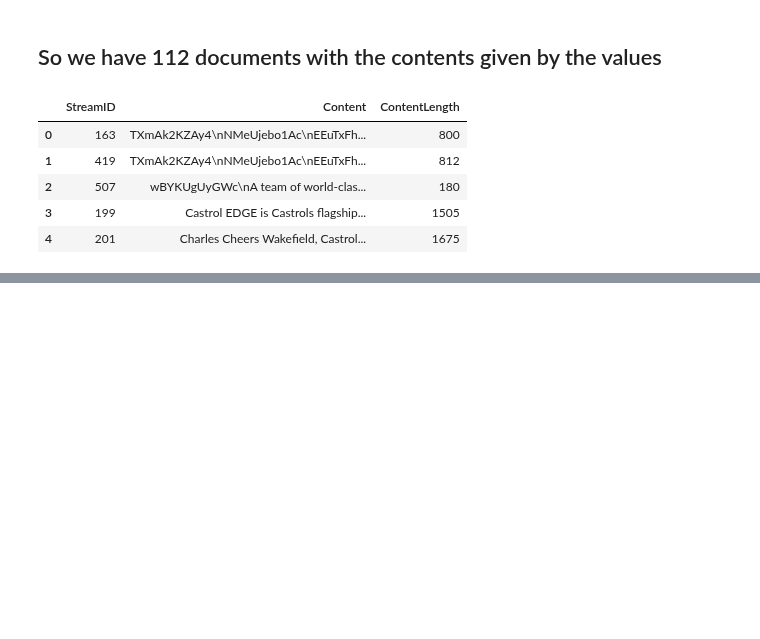
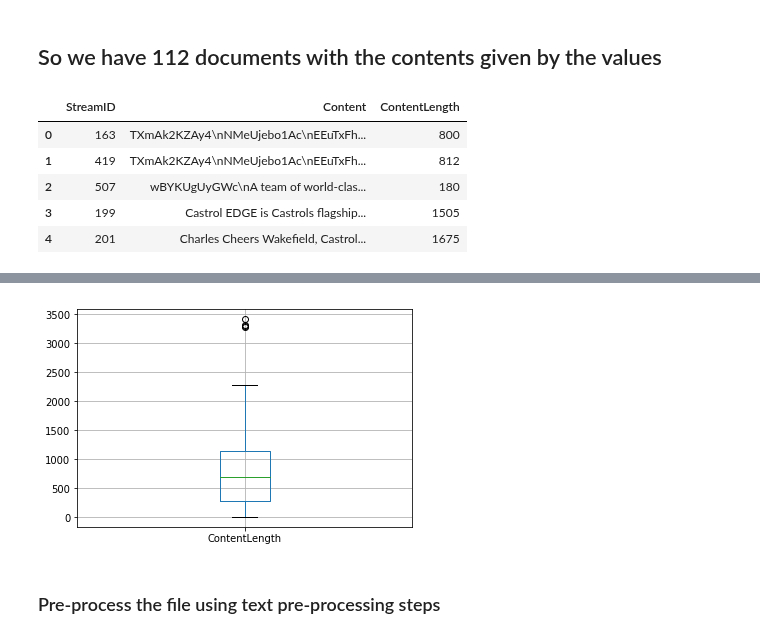
Before and after one commit to ace-racer/ContextualRecommender, a Jupyter notebook: jupyter_notebooks/stream_content_descriptive_text_analysis.ipynb, the cells around one changed output, grey strips where cells are left out. Drawn from its saved outputs; the diff is of its cells as text; code cells hidden in the pictures; blank space fills up the shorter version.

```diff
--- a/jupyter_notebooks/stream_content_descriptive_text_analysis.ipynb
+++ b/jupyter_notebooks/stream_content_descriptive_text_analysis.ipynb
@@ -76,0 +93,7 @@ stream_details_df.head()
+# %%
+boxplot = stream_details_df.boxplot(column=['ContentLength'])
+plt.show()
+# %% [output]
+[figure, added]
+# %% [markdown]
+### Pre-process the file using text pre-processing steps
```
Also changed, not shown: parts of 11 cells of this notebook, 2 other files.
